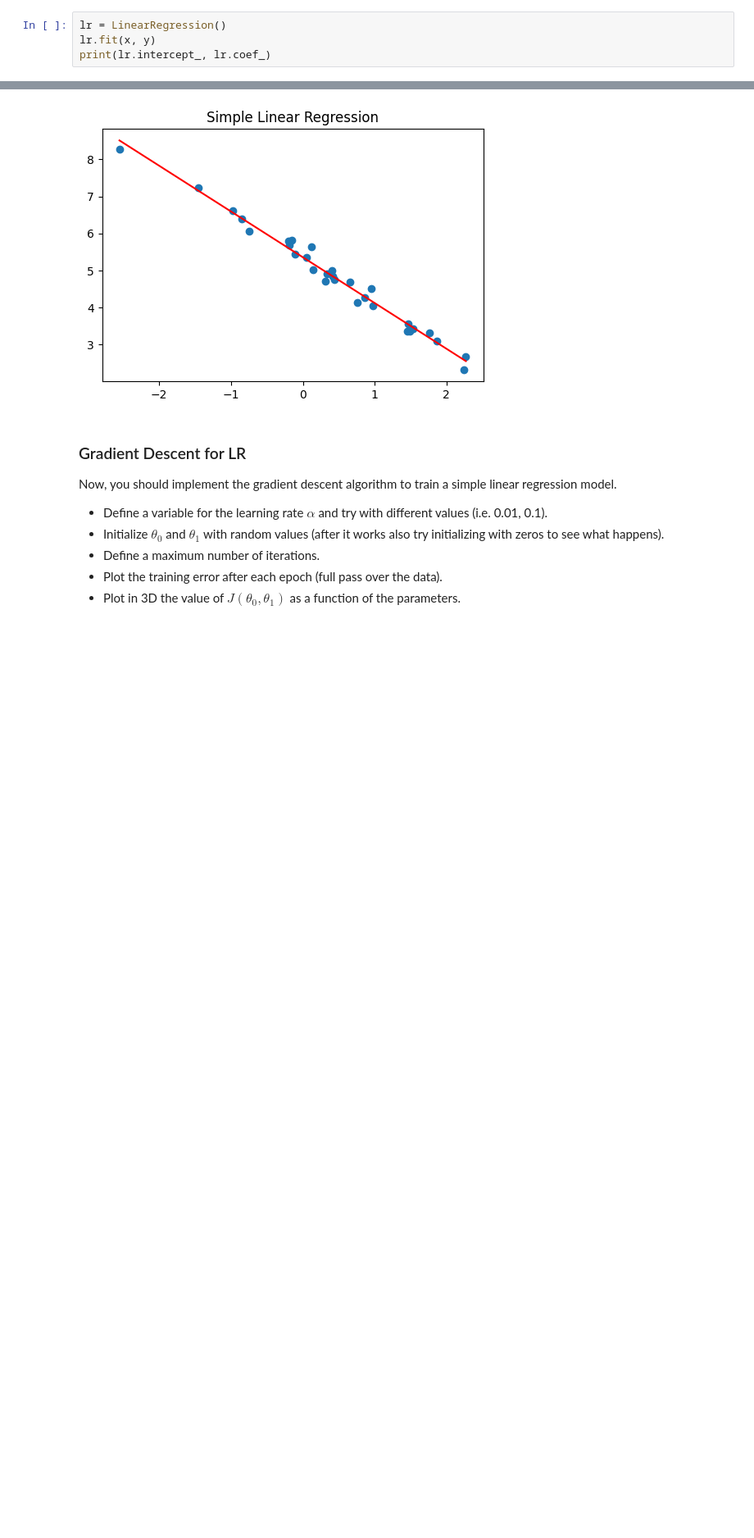
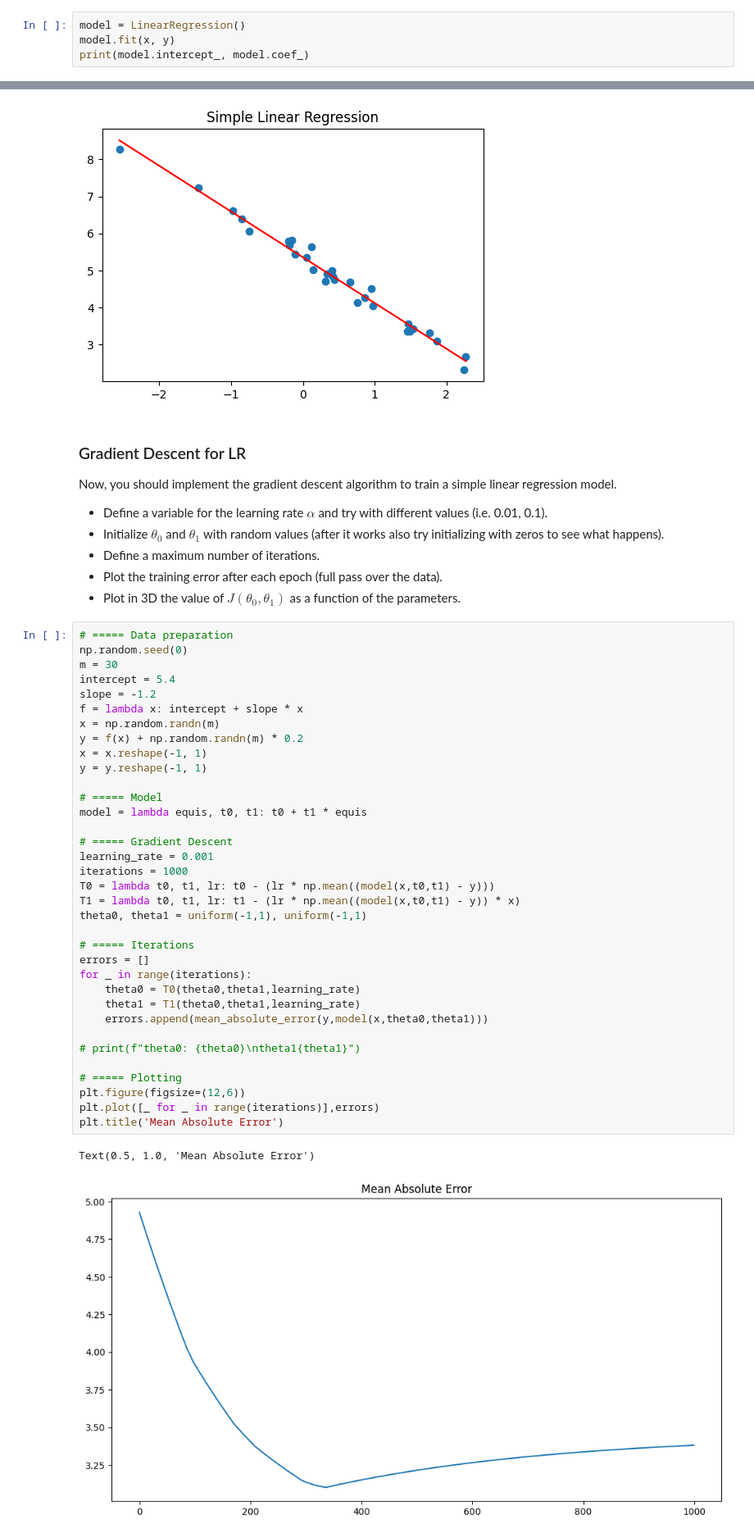
Before and after one commit to monroyminerodiego/UPY, a Jupyter notebook: 7th_quarter/Supervised_Learning/Simple Linear Regression/01-Simple-Linear-Regression.ipynb, the cells around one changed output, grey strips where cells are left out. Shown at 82% size. Drawn from its saved outputs; the diff is of its cells as text; blank space fills up the shorter version.

```diff
--- a/7th_quarter/Supervised_Learning/Simple Linear Regression/01-Simple-Linear-Regression.ipynb
+++ b/7th_quarter/Supervised_Learning/Simple Linear Regression/01-Simple-Linear-Regression.ipynb
@@ -43,9 +45,9 @@ x.shape, y.shape
 
 First, we fit a linear regression model and obtain the coeffcients with Scikit-Learn.
 # %%
-lr = LinearRegression()
-lr.fit(x, y)
-print(lr.intercept_, lr.coef_)
+model = LinearRegression()
+model.fit(x, y)
+print(model.intercept_, model.coef_)
 # %% [output]
 [5.35776844] [[-1.23539027]]
 # %% [markdown]
@@ -114,3 +116,41 @@ Now, you should implement the gradient descent algorithm to train a simple linea
 * Define a maximum number of iterations.
 * Plot the training error after each epoch (full pass over the data).
 * Plot in 3D the value of $J(\theta_0, \theta_1)$ as a function of the parameters.
+# %%
+# ===== Data preparation
+np.random.seed(0)
+m = 30
+intercept = 5.4
+slope = -1.2
+f = lambda x: intercept + slope * x
+x = np.random.randn(m)
+y = f(x) + np.random.randn(m) * 0.2
+x = x.reshape(-1, 1)
+y = y.reshape(-1, 1)
+
+# ===== Model
+model = lambda equis, t0, t1: t0 + t1 * equis
+
+# ===== Gradient Descent
+learning_rate = 0.001
+iterations = 1000
+T0 = lambda t0, t1, lr: t0 - (lr * np.mean((model(x,t0,t1) - y)))
+T1 = lambda t0, t1, lr: t1 - (lr * np.mean((model(x,t0,t1) - y)) * x)
+theta0, theta1 = uniform(-1,1), uniform(-1,1)
+
+# ===== Iterations
+errors = []
+for _ in range(iterations):
+    theta0 = T0(theta0,theta1,learning_rate)
+    theta1 = T1(theta0,theta1,learning_rate)
+    errors.append(mean_absolute_error(y,model(x,theta0,theta1)))
+
+# print(f"theta0: {theta0}\ntheta1{theta1}")
+
+# ===== Plotting
+plt.figure(figsize=(12,6))
+plt.plot([_ for _ in range(iterations)],errors)
+plt.title('Mean Absolute Error')
+# %% [output]
+Text(0.5, 1.0, 'Mean Absolute Error')
+[figure, added]
```
Also changed, not shown: parts of 2 cells of this notebook, 1 other file.
